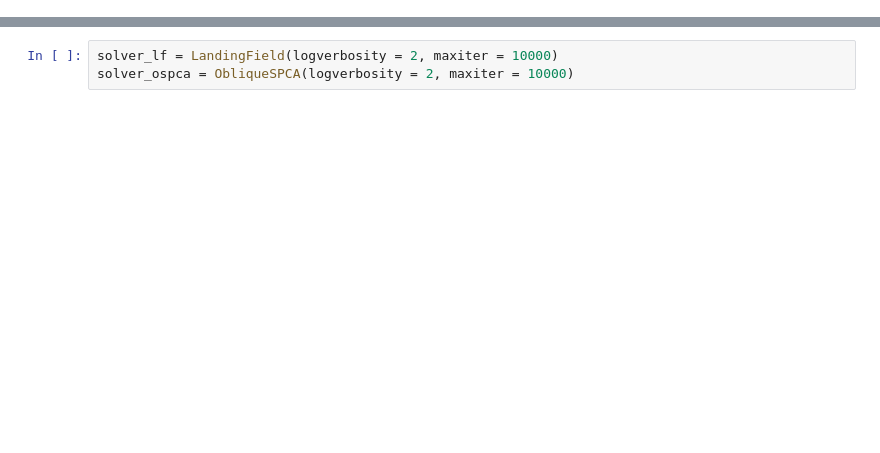
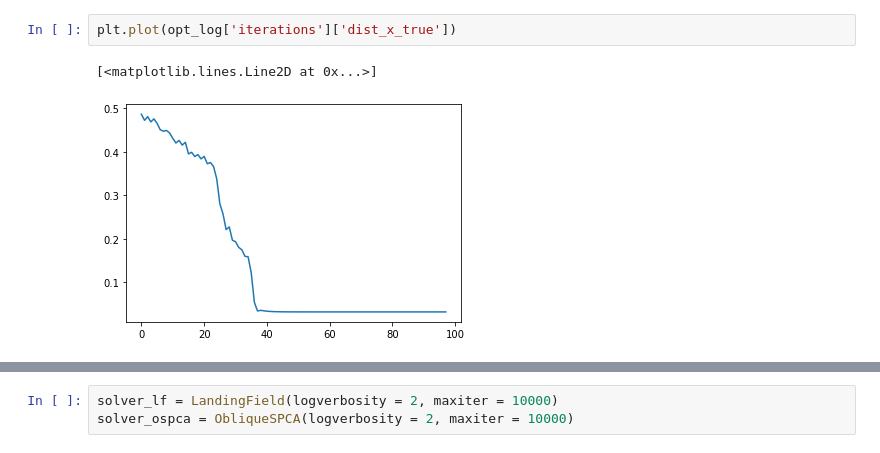
Before and after one commit to simonvary/pynopt, a Jupyter notebook: test_oblique_relax.ipynb, the cells around one changed output, grey strips where cells are left out. Cells and saved outputs as stored; diff of their text form; blank space fills up the shorter version.

```diff
--- a/test_oblique_relax.ipynb
+++ b/test_oblique_relax.ipynb
@@ -26,0 +99,5 @@ print(alpha)
+# %%
+plt.plot(opt_log['iterations']['dist_x_true'])
+# %% [output]
+[<matplotlib.lines.Line2D at 0x...>]
+[figure, added]
```
Also changed, not shown: parts of 25 cells of this notebook, 3 other files.
